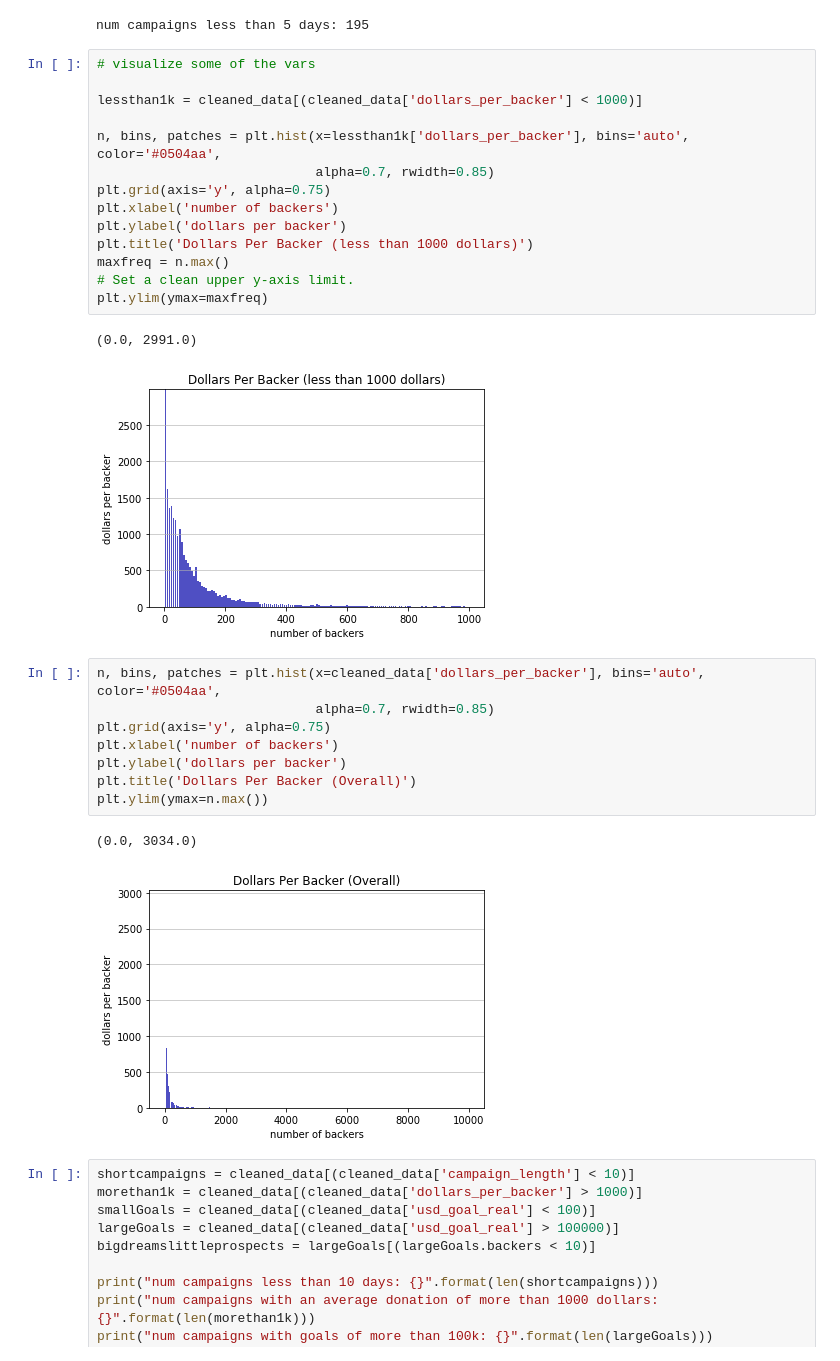
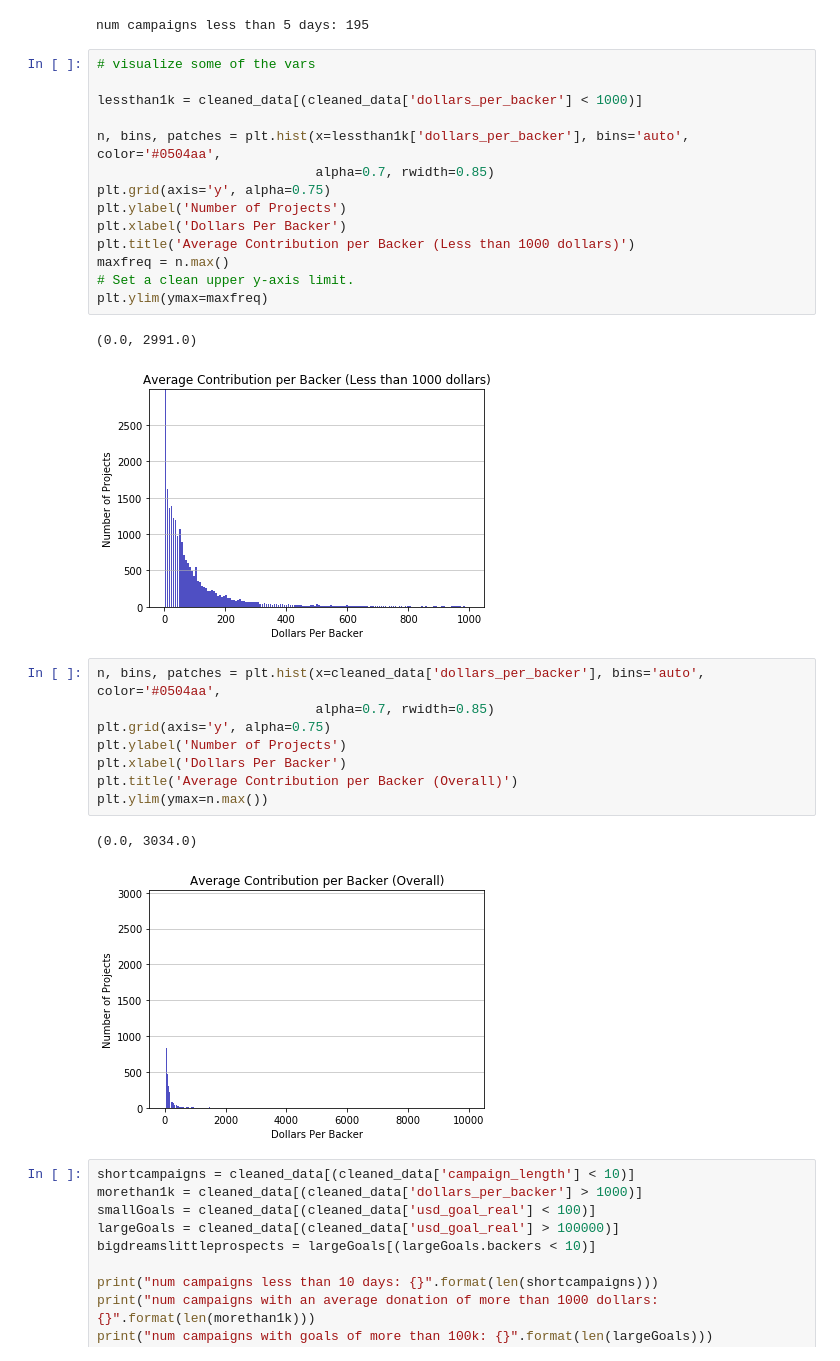
Before and after one commit to SUmarFarooq/Machine-Learning-Capstone, a Jupyter notebook: Project/final_project.ipynb, the cells around one changed output. Cells and saved outputs as stored; diff of their text form.

Commit message:
finished report and visuals

```diff
--- a/Project/final_project.ipynb
+++ b/Project/final_project.ipynb
@@ -105,31 +105,31 @@ num campaigns less than 5 days: 195
 # %%
 # visualize some of the vars
 
 lessthan1k = cleaned_data[(cleaned_data['dollars_per_backer'] < 1000)]
 
 n, bins, patches = plt.hist(x=lessthan1k['dollars_per_backer'], bins='auto', color='#0504aa',
                             alpha=0.7, rwidth=0.85)
 plt.grid(axis='y', alpha=0.75)
-plt.xlabel('number of backers')
-plt.ylabel('dollars per backer')
-plt.title('Dollars Per Backer (less than 1000 dollars)')
+plt.ylabel('Number of Projects')
+plt.xlabel('Dollars Per Backer')
+plt.title('Average Contribution per Backer (Less than 1000 dollars)')
 maxfreq = n.max()
 # Set a clean upper y-axis limit.
 plt.ylim(ymax=maxfreq)
 # %% [output]
 (0.0, 2991.0)
-[figure, old version]
+[figure, new version]
 # %%
 n, bins, patches = plt.hist(x=cleaned_data['dollars_per_backer'], bins='auto', color='#0504aa',
                             alpha=0.7, rwidth=0.85)
 plt.grid(axis='y', alpha=0.75)
-plt.xlabel('number of backers')
-plt.ylabel('dollars per backer')
-plt.title('Dollars Per Backer (Overall)')
+plt.ylabel('Number of Projects')
+plt.xlabel('Dollars Per Backer')
+plt.title('Average Contribution per Backer (Overall)')
 plt.ylim(ymax=n.max())
 # %% [output]
 (0.0, 3034.0)
-[figure, old version]
+[figure, new version]
 # %%
 shortcampaigns = cleaned_data[(cleaned_data['campaign_length'] < 10)]
 morethan1k = cleaned_data[(cleaned_data['dollars_per_backer'] > 1000)]
```
Also changed, not shown: parts of 19 cells of this notebook, 4 other files.
